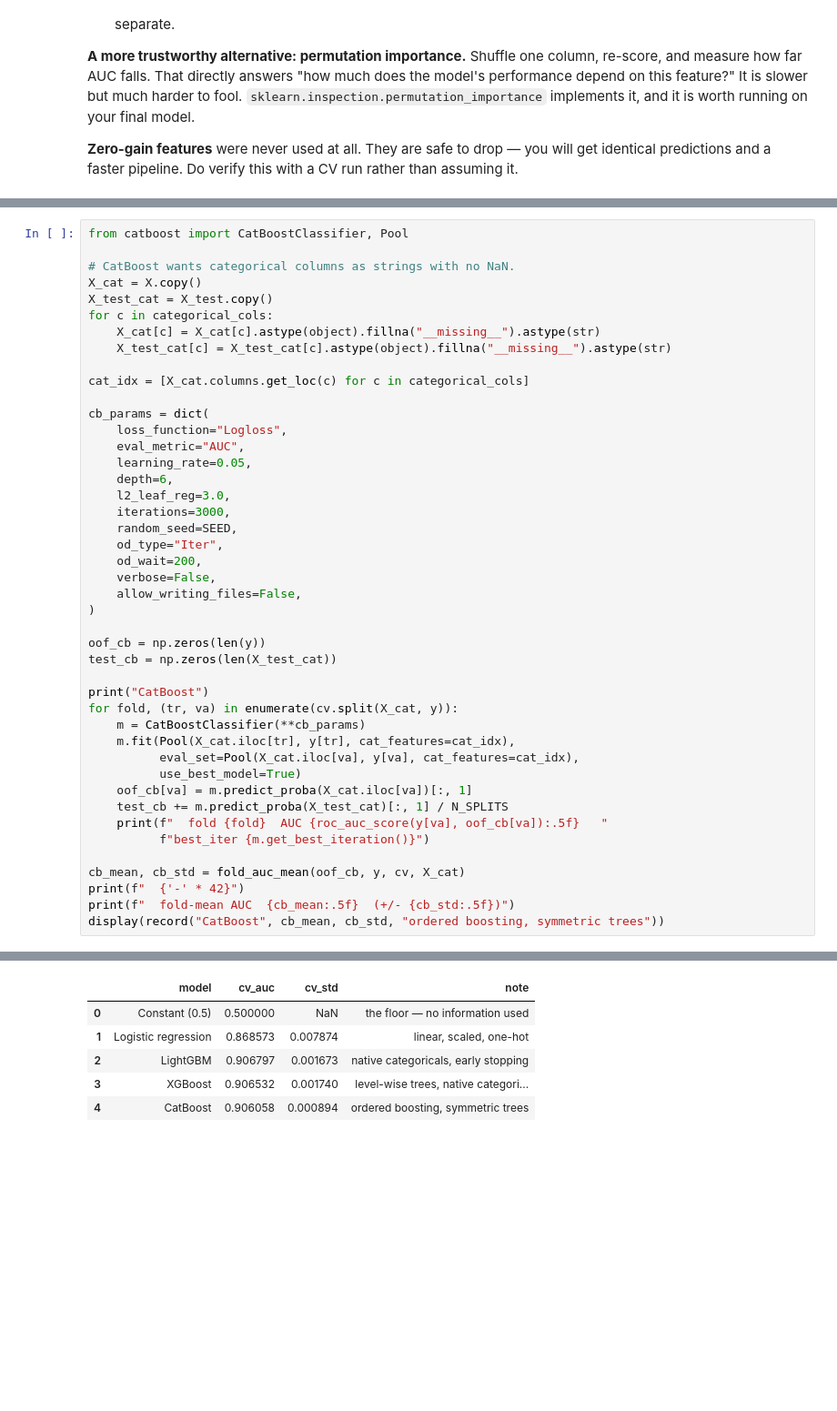
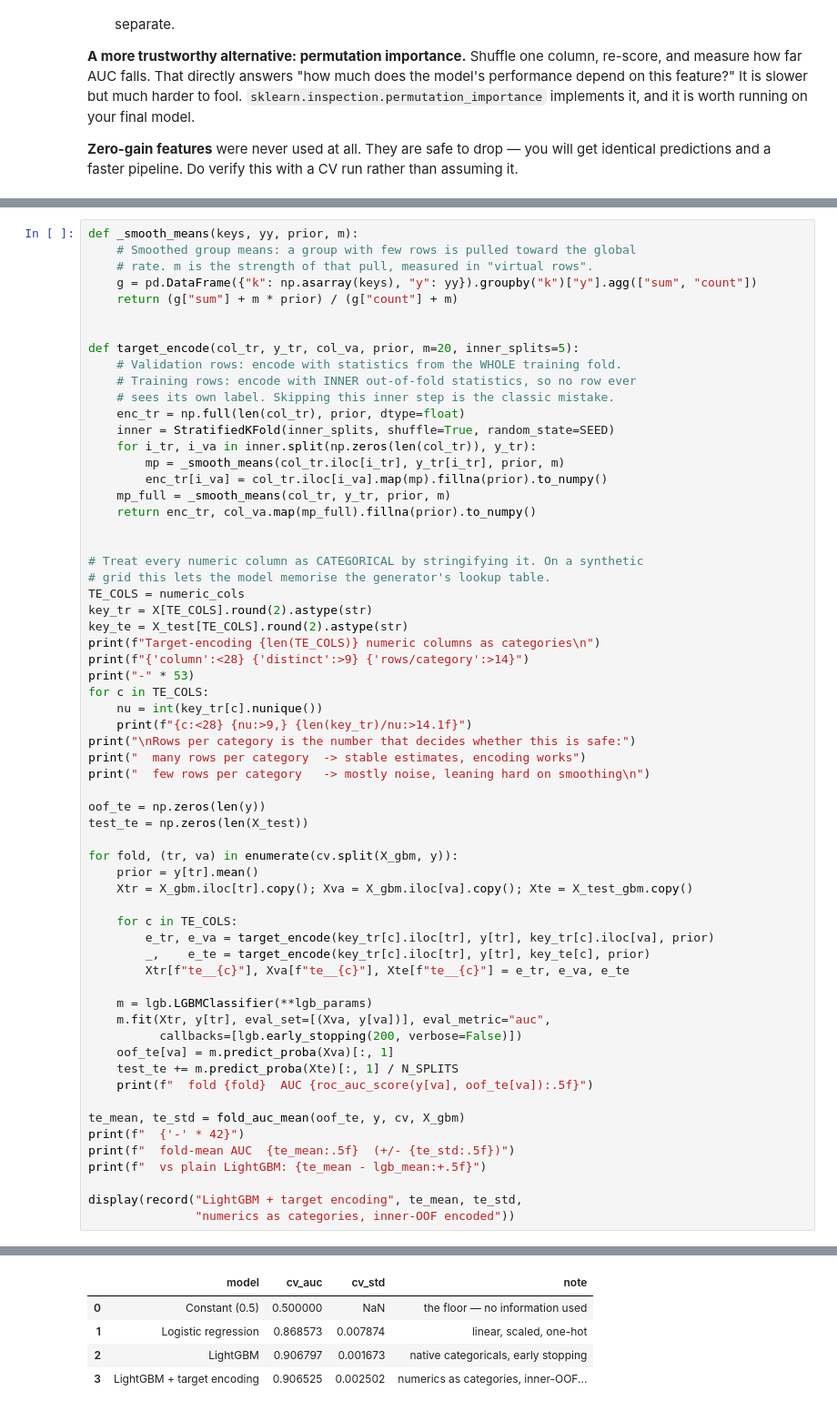
Before and after one commit to EAniwa/kaggle-s6e8-smartphone-addiction, a Jupyter notebook: build/executed.ipynb, the cells around one changed output, grey strips where cells are left out. Shown at 91% size. Cells and saved outputs as stored; diff of their text form; blank space fills up the shorter version.

```diff
--- a/build/executed.ipynb
+++ b/build/executed.ipynb
@@ -1724,45 +1755,63 @@ Section 22 answers that, and the answer is instructive.
 # %%
-from catboost import CatBoostClassifier, Pool
+def _smooth_means(keys, yy, prior, m):
+    # Smoothed group means: a group with few rows is pulled toward the global
+    # rate. m is the strength of that pull, measured in "virtual rows".
+    g = pd.DataFrame({"k": np.asarray(keys), "y": yy}).groupby("k")["y"].agg(["sum", "count"])
+    return (g["sum"] + m * prior) / (g["count"] + m)
 
-# CatBoost wants categorical columns as strings with no NaN.
-X_cat = X.copy()
-X_test_cat = X_test.copy()
-for c in categorical_cols:
-    X_cat[c] = X_cat[c].astype(object).fillna("__missing__").astype(str)
-    X_test_cat[c] = X_test_cat[c].astype(object).fillna("__missing__").astype(str)
 
-cat_idx = [X_cat.columns.get_loc(c) for c in categorical_cols]
+def target_encode(col_tr, y_tr, col_va, prior, m=20, inner_splits=5):
+    # Validation rows: encode with statistics from the WHOLE training fold.
+    # Training rows: encode with INNER out-of-fold statistics, so no row ever
+    # sees its own label. Skipping this inner step is the classic mistake.
+    enc_tr = np.full(len(col_tr), prior, dtype=float)
+    inner = StratifiedKFold(inner_splits, shuffle=True, random_state=SEED)
+    for i_tr, i_va in inner.split(np.zeros(len(col_tr)), y_tr):
+        mp = _smooth_means(col_tr.iloc[i_tr], y_tr[i_tr], prior, m)
+        enc_tr[i_va] = col_tr.iloc[i_va].map(mp).fillna(prior).to_numpy()
+    mp_full = _smooth_means(col_tr, y_tr, prior, m)
+    return enc_tr, col_va.map(mp_full).fillna(prior).to_numpy()
 
-cb_params = dict(
-    loss_function="Logloss",
-    eval_metric="AUC",
-    learning_rate=0.05,
-    depth=6,
-    l2_leaf_reg=3.0,
-    iterations=3000,
-    random_seed=SEED,
-    od_type="Iter",
-    od_wait=200,
-    verbose=False,
-    allow_writing_files=False,
-)
 
-oof_cb = np.zeros(len(y))
-test_cb = np.zeros(len(X_test_cat))
+# Treat every numeric column as CATEGORICAL by stringifying it. On a synthetic
+# grid this lets the model memorise the generator's lookup table.
+TE_COLS = numeric_cols
+key_tr = X[TE_COLS].round(2).astype(str)
+key_te = X_test[TE_COLS].round(2).astype(str)
+print(f"Target-encoding {len(TE_COLS)} numeric columns as categories\n")
+print(f"{'column':<28} {'distinct':>9} {'rows/category':>14}")
+print("-" * 53)
+for c in TE_COLS:
+    nu = int(key_tr[c].nunique())
+    print(f"{c:<28} {nu:>9,} {len(key_tr)/nu:>14.1f}")
+print("\nRows per category is the number that decides whether this is safe:")
+print("  many rows per category  -> stable estimates, encoding works")
+print("  few rows per category   -> mostly noise, leaning hard on smoothing\n")
 
-print("CatBoost")
-for fold, (tr, va) in enumerate(cv.split(X_cat, y)):
-    m = CatBoostClassifier(**cb_params)
-    m.fit(Pool(X_cat.iloc[tr], y[tr], cat_features=cat_idx),
-          eval_set=Pool(X_cat.iloc[va], y[va], cat_features=cat_idx),
-          use_best_model=True)
-    oof_cb[va] = m.predict_proba(X_cat.iloc[va])[:, 1]
-    test_cb += m.predict_proba(X_test_cat)[:, 1] / N_SPLITS
-    print(f"  fold {fold}  AUC {roc_auc_score(y[va], oof_cb[va]):.5f}   "
-          f"best_iter {m.get_best_iteration()}")
+oof_te = np.zeros(len(y))
+test_te = np.zeros(len(X_test))
 
-cb_mean, cb_std = fold_auc_mean(oof_cb, y, cv, X_cat)
+for fold, (tr, va) in enumerate(cv.split(X_gbm, y)):
+    prior = y[tr].mean()
+    Xtr = X_gbm.iloc[tr].copy(); Xva = X_gbm.iloc[va].copy(); Xte = X_test_gbm.copy()
+
+    for c in TE_COLS:
+        e_tr, e_va = target_encode(key_tr[c].iloc[tr], y[tr], key_tr[c].iloc[va], prior)
+        _,    e_te = target_encode(key_tr[c].iloc[tr], y[tr], key_te[c], prior)
+        Xtr[f"te__{c}"], Xva[f"te__{c}"], Xte[f"te__{c}"] = e_tr, e_va, e_te
+
+    m = lgb.LGBMClassifier(**lgb_params)
+    m.fit(Xtr, y[tr], eval_set=[(Xva, y[va])], eval_metric="auc",
+          callbacks=[lgb.early_stopping(200, verbose=False)])
+    oof_te[va] = m.predict_proba(Xva)[:, 1]
+    test_te += m.predict_proba(Xte)[:, 1] / N_SPLITS
+    print(f"  fold {fold}  AUC {roc_auc_score(y[va], oof_te[va]):.5f}")
+
+te_mean, te_std = fold_auc_mean(oof_te, y, cv, X_gbm)
 print(f"  {'-' * 42}")
-print(f"  fold-mean AUC  {cb_mean:.5f}  (+/- {cb_std:.5f})")
-display(record("CatBoost", cb_mean, cb_std, "ordered boosting, symmetric trees"))
+print(f"  fold-mean AUC  {te_mean:.5f}  (+/- {te_std:.5f})")
+print(f"  vs plain LightGBM: {te_mean - lgb_mean:+.5f}")
+
+display(record("LightGBM + target encoding", te_mean, te_std,
+               "numerics as categories, inner-OOF encoded"))
 # %% [output]
@@ -1777,9 +1835,8 @@ CatBoost
 |  | model | cv_auc | cv_std | note |
 | 0 | Constant (0.5) | 0.500000 | NaN | the floor — no information used |
 | 1 | Logistic regression | 0.868573 | 0.007874 | linear, scaled, one-hot |
 | 2 | LightGBM | 0.906797 | 0.001673 | native categoricals, early stopping |
-| 3 | XGBoost | 0.906532 | 0.001740 | level-wise trees, native categori... |
-| 4 | CatBoost | 0.906058 | 0.000894 | ordered boosting, symmetric trees |
+| 3 | LightGBM + target encoding | 0.906525 | 0.002502 | numerics as categories, inner-OOF... |
 # %% [markdown]
 **What this cell does and why it matters**
 
```
Also changed, not shown: parts of 37 cells of this notebook, 6 other files.
